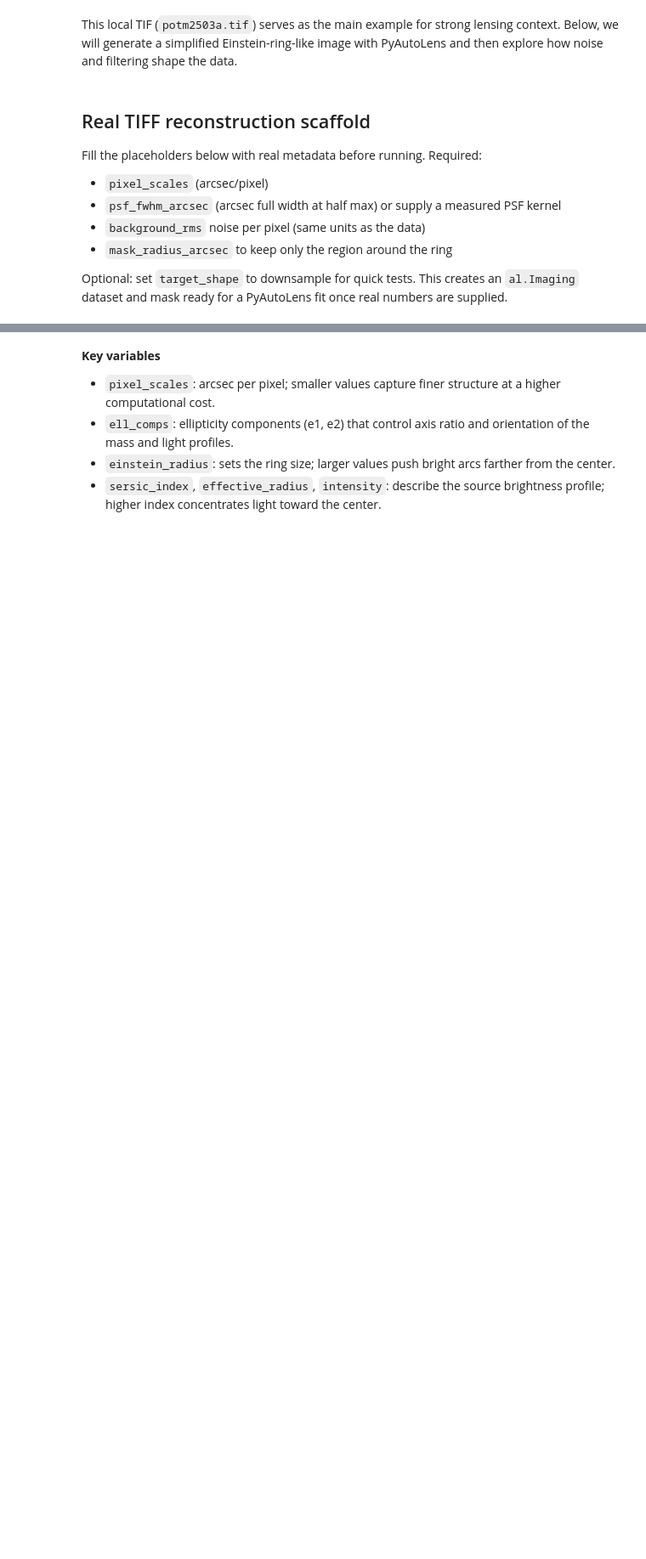
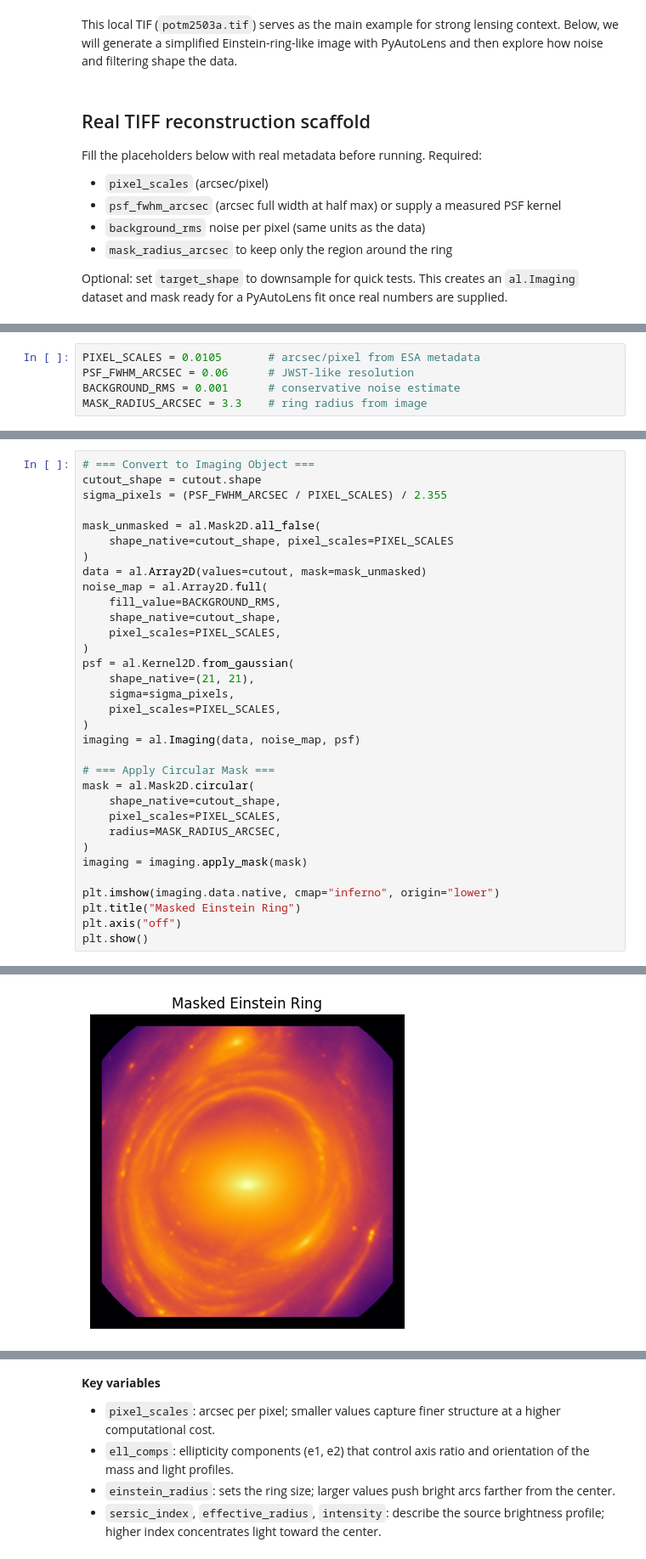
Before and after one commit to ahoop004/digi_fp, a Jupyter notebook: gravitational_lensing_demo.ipynb, the cells around one changed output, grey strips where cells are left out. Shown at 85% size. Drawn from its saved outputs; the diff is of its cells as text; blank space fills up the shorter version.

```diff
--- a/gravitational_lensing_demo.ipynb
+++ b/gravitational_lensing_demo.ipynb
@@ -209,0 +73,5 @@ plt.show()
+# %%
+PIXEL_SCALES = 0.0105       # arcsec/pixel from ESA metadata
+PSF_FWHM_ARCSEC = 0.06      # JWST-like resolution
+BACKGROUND_RMS = 0.001      # conservative noise estimate
+MASK_RADIUS_ARCSEC = 3.3    # ring radius from image
@@ -209,0 +94,34 @@ plt.show()
+# %%
+# === Convert to Imaging Object ===
+cutout_shape = cutout.shape
+sigma_pixels = (PSF_FWHM_ARCSEC / PIXEL_SCALES) / 2.355
+
+mask_unmasked = al.Mask2D.all_false(
+    shape_native=cutout_shape, pixel_scales=PIXEL_SCALES
+)
+data = al.Array2D(values=cutout, mask=mask_unmasked)
+noise_map = al.Array2D.full(
+    fill_value=BACKGROUND_RMS,
+    shape_native=cutout_shape,
+    pixel_scales=PIXEL_SCALES,
+)
+psf = al.Kernel2D.from_gaussian(
+    shape_native=(21, 21),
+    sigma=sigma_pixels,
+    pixel_scales=PIXEL_SCALES,
+)
+imaging = al.Imaging(data, noise_map, psf)
+
+# === Apply Circular Mask ===
+mask = al.Mask2D.circular(
+    shape_native=cutout_shape,
+    pixel_scales=PIXEL_SCALES,
+    radius=MASK_RADIUS_ARCSEC,
+)
+imaging = imaging.apply_mask(mask)
+
+plt.imshow(imaging.data.native, cmap="inferno", origin="lower")
+plt.title("Masked Einstein Ring")
+plt.axis("off")
+plt.show()
+# %% [output]
@@ -209,0 +133 @@ plt.show()
+[figure, added]
```
Also changed, not shown: parts of 22 cells of this notebook, 2 other files.
